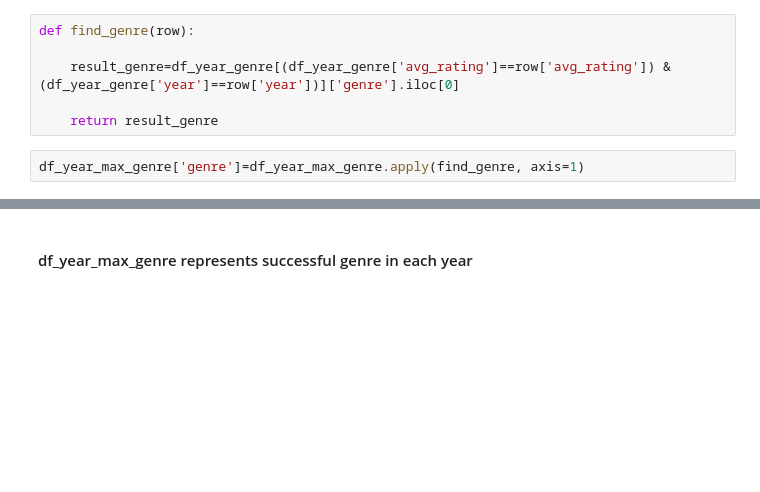
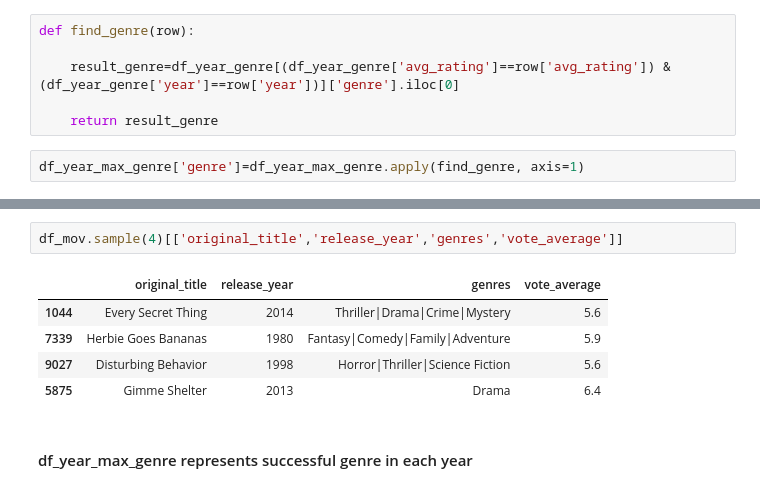
Before and after one commit to sdaphtardar/imdb-movies-analysis, a Jupyter notebook: submit_investigate-a-dataset.ipynb, the cells around one changed output, grey strips where cells are left out. Cells and saved outputs as stored; diff of their text form; blank space fills up the shorter version.

```diff
--- a/submit_investigate-a-dataset.ipynb
+++ b/submit_investigate-a-dataset.ipynb
@@ -646,3 +654,11 @@ df_year_max_genre['genre']=df_year_max_genre.apply(find_genre, axis=1)
+# %%
+df_mov.sample(4)[['original_title','release_year','genres','vote_average']]
+# %% [output]
+|  | original_title | release_year | genres | vote_average |
+| 1044 | Every Secret Thing | 2014 | Thriller|Drama|Crime|Mystery | 5.6 |
+| 7339 | Herbie Goes Bananas | 1980 | Fantasy|Comedy|Family|Adventure | 5.9 |
+| 9027 | Disturbing Behavior | 1998 | Horror|Thriller|Science Fiction | 5.6 |
+| 5875 | Gimme Shelter | 2013 | Drama | 6.4 |
 # %% [markdown]
 #### df_year_max_genre represents successful genre in each year
 # %%
```
Also changed, not shown: parts of 1 cell of this notebook, 1 other file.
